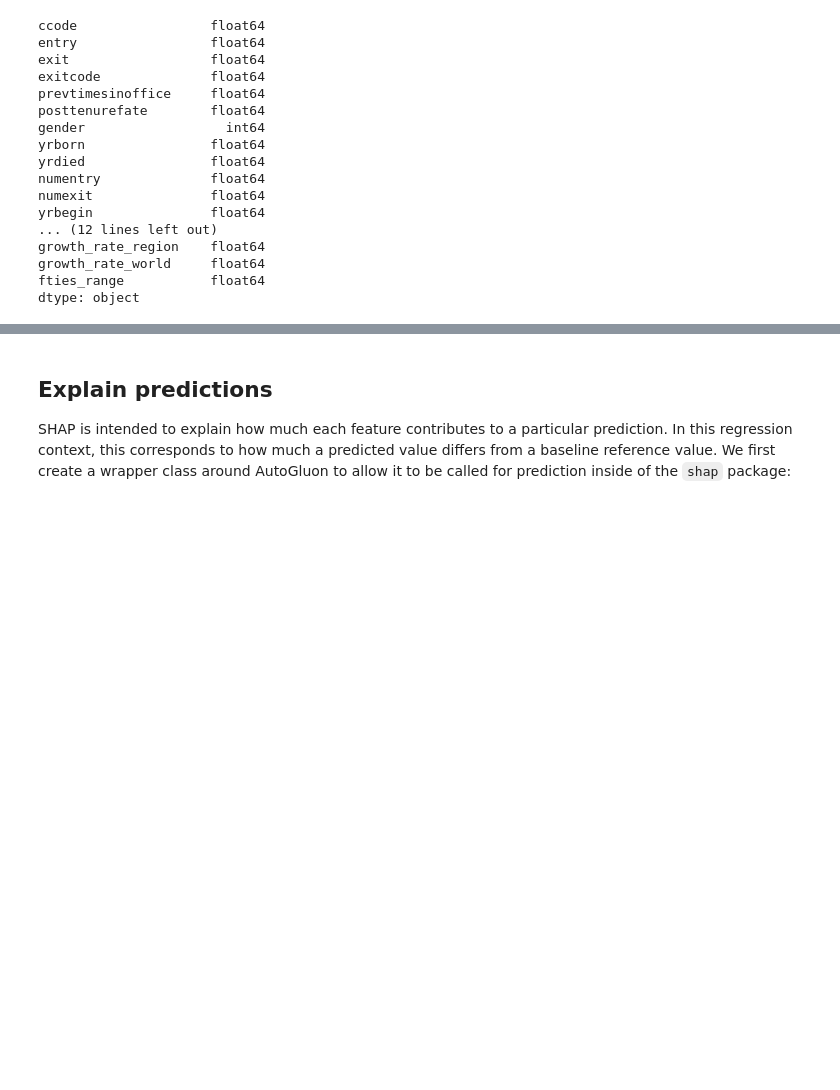
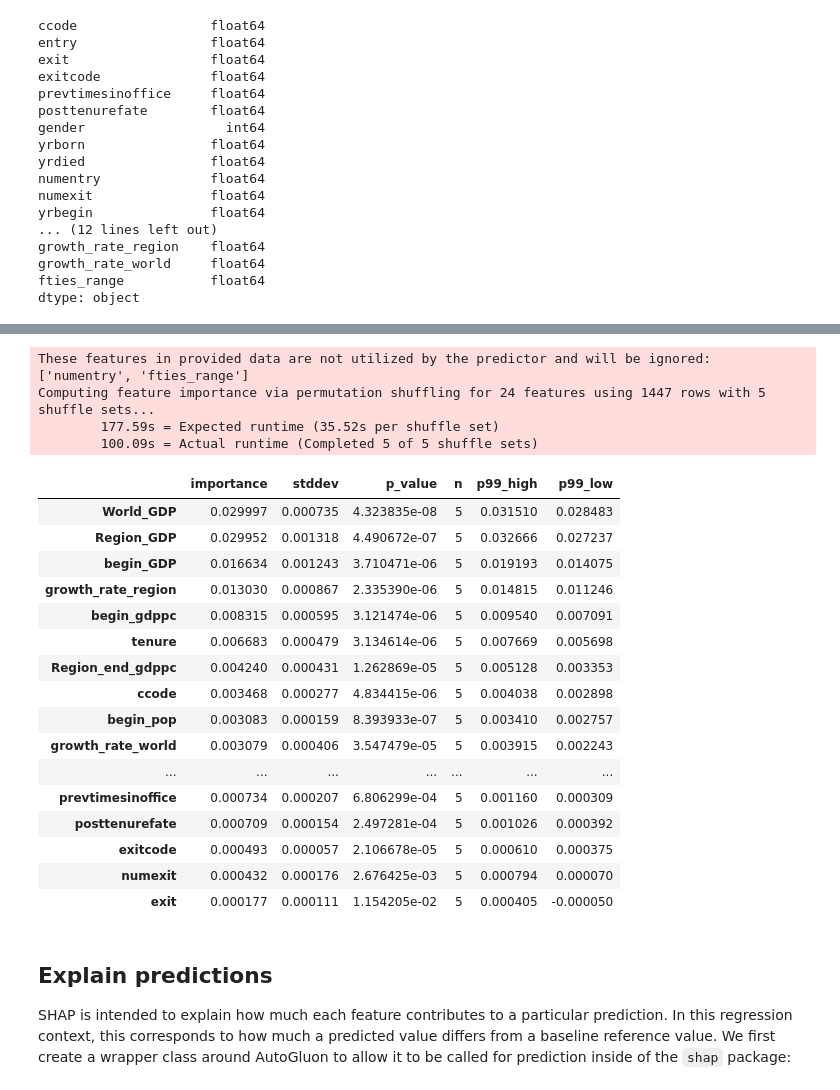
Before and after one commit to ShuaiZhao1/Analysing-Political-Executives-With-AI-data-processing, a Jupyter notebook: Notebooks/3-modeling.ipynb, the cells around one changed output, grey strips where cells are left out. Cells and saved outputs as stored; diff of their text form; code cells hidden in the pictures; blank space fills up the shorter version.

```diff
--- a/Notebooks/3-modeling.ipynb
+++ b/Notebooks/3-modeling.ipynb
@@ -125,2 +115,2 @@ df_train, df_test=train_test_split(train_data, test_size=0.33, random_state=1)
 # %%
-df_train
+df_train = train_data
@@ -272,4 +273,26 @@ y = predictor.predict(df_test.drop(columns=[label]))
 # %%
 # predictor.leaderboard(df_train.drop(columns=[id, 'leader']), silent=True)
 # %%
-predictor.feature_importance(df_train, subsample_size=None)
+predictor.feature_importance(df_train)
+# %% [output]
+These features in provided data are not utilized by the predictor and will be ignored: ['numentry', 'fties_range']
+Computing feature importance via permutation shuffling for 24 features using 1447 rows with 5 shuffle sets...
+        177.59s = Expected runtime (35.52s per shuffle set)
+        100.09s = Actual runtime (Completed 5 of 5 shuffle sets)
+|  | importance | stddev | p_value | n | p99_high | p99_low |
+| World_GDP | 0.029997 | 0.000735 | 4.323835e-08 | 5 | 0.031510 | 0.028483 |
+| Region_GDP | 0.029952 | 0.001318 | 4.490672e-07 | 5 | 0.032666 | 0.027237 |
+| begin_GDP | 0.016634 | 0.001243 | 3.710471e-06 | 5 | 0.019193 | 0.014075 |
+| growth_rate_region | 0.013030 | 0.000867 | 2.335390e-06 | 5 | 0.014815 | 0.011246 |
+| begin_gdppc | 0.008315 | 0.000595 | 3.121474e-06 | 5 | 0.009540 | 0.007091 |
+| tenure | 0.006683 | 0.000479 | 3.134614e-06 | 5 | 0.007669 | 0.005698 |
+| Region_end_gdppc | 0.004240 | 0.000431 | 1.262869e-05 | 5 | 0.005128 | 0.003353 |
+| ccode | 0.003468 | 0.000277 | 4.834415e-06 | 5 | 0.004038 | 0.002898 |
+| begin_pop | 0.003083 | 0.000159 | 8.393933e-07 | 5 | 0.003410 | 0.002757 |
+| growth_rate_world | 0.003079 | 0.000406 | 3.547479e-05 | 5 | 0.003915 | 0.002243 |
+| ... | ... | ... | ... | ... | ... | ... |
+| prevtimesinoffice | 0.000734 | 0.000207 | 6.806299e-04 | 5 | 0.001160 | 0.000309 |
+| posttenurefate | 0.000709 | 0.000154 | 2.497281e-04 | 5 | 0.001026 | 0.000392 |
+| exitcode | 0.000493 | 0.000057 | 2.106678e-05 | 5 | 0.000610 | 0.000375 |
+| numexit | 0.000432 | 0.000176 | 2.676425e-03 | 5 | 0.000794 | 0.000070 |
+| exit | 0.000177 | 0.000111 | 1.154205e-02 | 5 | 0.000405 | -0.000050 |
```
Also changed, not shown: parts of 14 cells of this notebook, 1 other file.
